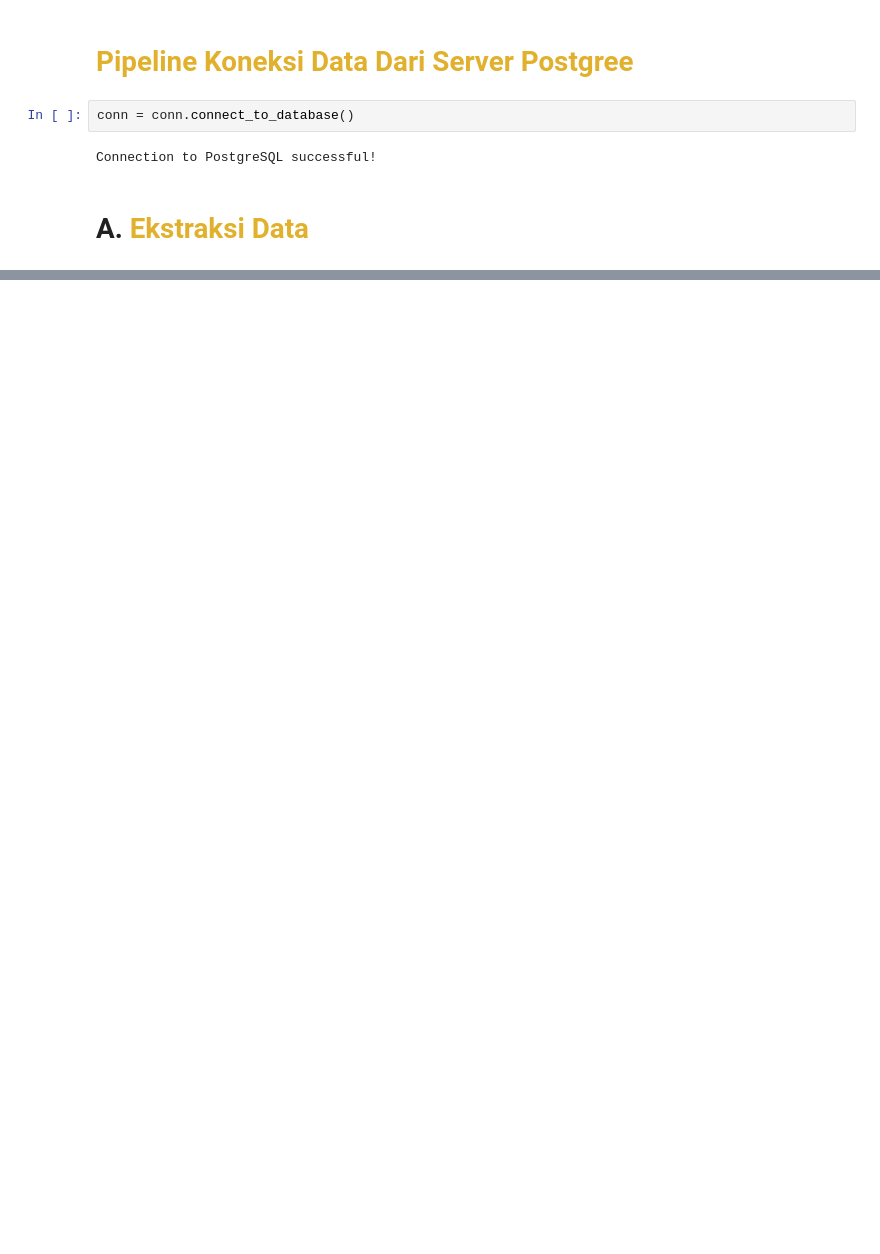
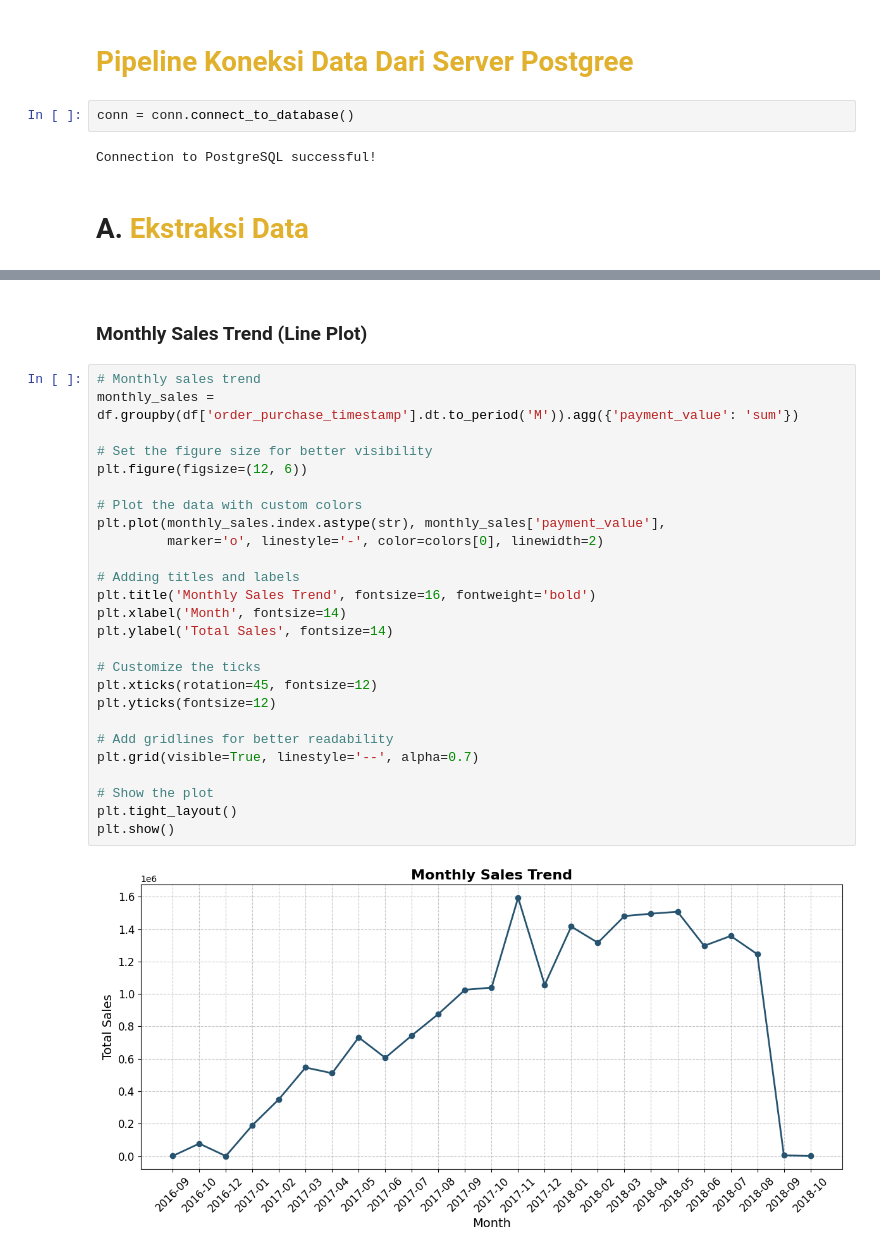
Before and after one commit to putuwistika/Project-BliData, a Jupyter notebook: EDA.ipynb, the cells around one changed output, grey strips where cells are left out. Drawn from its saved outputs; the diff is of its cells as text; blank space fills up the shorter version.

```diff
--- a/EDA.ipynb
+++ b/EDA.ipynb
@@ -38,0 +398,30 @@ display(df)
+# %% [markdown]
+### Monthly Sales Trend (Line Plot)
+# %%
+# Monthly sales trend
+monthly_sales = df.groupby(df['order_purchase_timestamp'].dt.to_period('M')).agg({'payment_value': 'sum'})
+
+# Set the figure size for better visibility
+plt.figure(figsize=(12, 6))
+
+# Plot the data with custom colors
+plt.plot(monthly_sales.index.astype(str), monthly_sales['payment_value'],
+         marker='o', linestyle='-', color=colors[0], linewidth=2)
+
+# Adding titles and labels
+plt.title('Monthly Sales Trend', fontsize=16, fontweight='bold')
+plt.xlabel('Month', fontsize=14)
+plt.ylabel('Total Sales', fontsize=14)
+
+# Customize the ticks
+plt.xticks(rotation=45, fontsize=12)
+plt.yticks(fontsize=12)
+
+# Add gridlines for better readability
+plt.grid(visible=True, linestyle='--', alpha=0.7)
+
+# Show the plot
+plt.tight_layout()
+plt.show()
+# %% [output]
+[figure, added]
```
Also changed, not shown: parts of 51 cells of this notebook, 1 other file.
